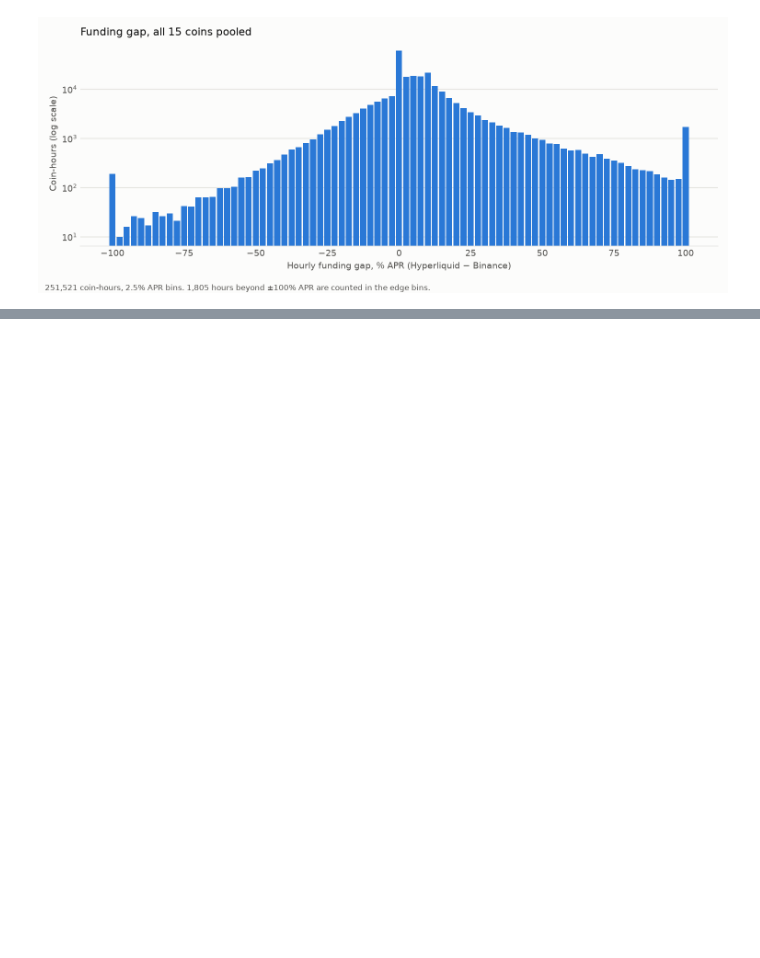
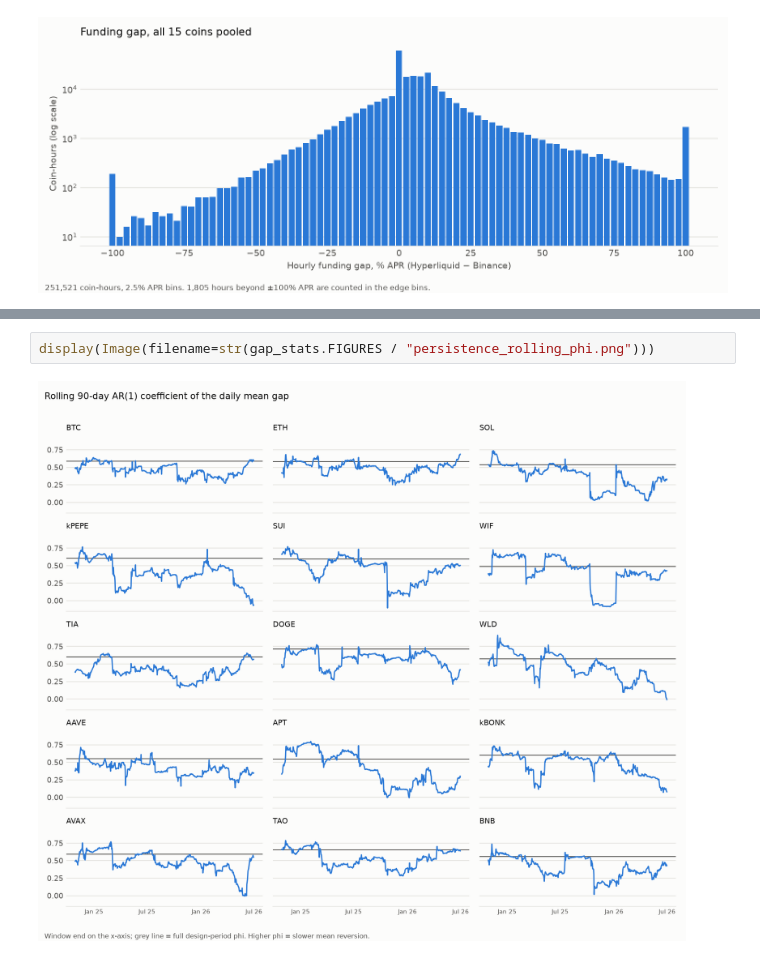
Before and after one commit to arthurfritscheck/funding-dislocations, a Jupyter notebook: notebooks/01_eda.ipynb, the cells around one changed output, grey strips where cells are left out. Saved outputs shown, nothing was run; the diff lists cells and outputs as text; blank space fills up the shorter version.

```diff
--- a/notebooks/01_eda.ipynb
+++ b/notebooks/01_eda.ipynb
@@ -143,0 +204,4 @@ display(Image(filename=str(gap_stats.FIGURES / "eda_gap_histogram.png")))
+# %%
+display(Image(filename=str(gap_stats.FIGURES / "persistence_rolling_phi.png")))
+# %% [output]
+[figure, added]
```
Also changed, not shown: parts of 12 cells of this notebook, 14 other files.
